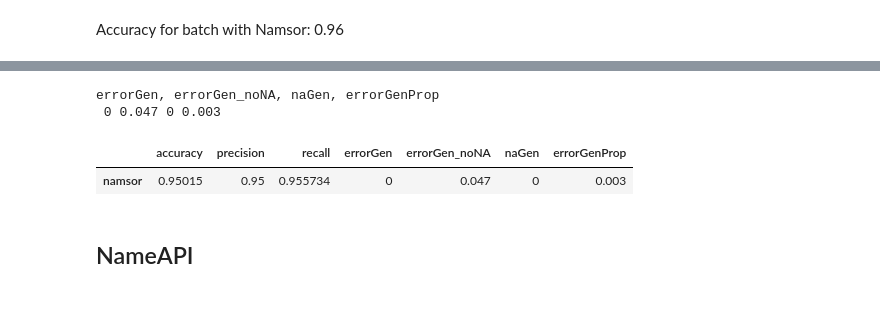
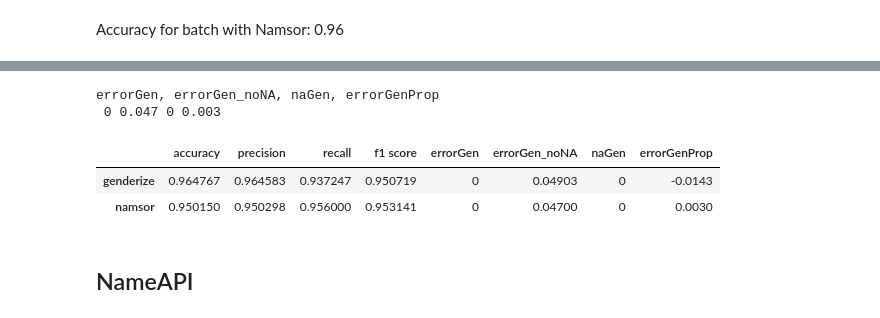
Before and after one commit to hexann666/MSc_gender_bias, a Jupyter notebook: semantic_scholar.ipynb, the cells around one changed output, grey strips where cells are left out. Saved outputs shown, nothing was run; the diff lists cells and outputs as text; code cells hidden in the pictures.

Commit message:
genderized dataframe, start of visualization

```diff
--- a/semantic_scholar.ipynb
+++ b/semantic_scholar.ipynb
@@ -1316,6 +1373,7 @@ gender_results = DataFrame(columns = [
     'accuracy',
     'precision',
     'recall',
+    'f1 score',
     'errorGen',
     'errorGen_noNA',
     'naGen',
@@ -1343,10 +1401,11 @@ batch_genderize = read_csv('data/test_batch_full_info_100_genderize.csv', index_
 batch_genderize = batch_genderize.rename(columns={'gender':'gender_genderize'})
 batch_genderize = batch_genderize.head(-1)
 # %%
-conf_mat = crosstab(batch_genderize2['gender_genderize'], batch_genderize2['Gender'])
+conf_mat = crosstab(batch_genderize2['Gender'], batch_genderize2['gender_genderize'])
 print(conf_mat)
+print(crosstab(batch_genderize2['Gender'], batch_genderize2['gender_genderize'], normalize='index'))
 
-acc, prec, rec = calculate_metrics(batch_genderize2['Gender'], batch_genderize2['gender_genderize'])
+acc, prec, rec, f1 = calculate_metrics(batch_genderize2['Gender'], batch_genderize2['gender_genderize'])
 errorGen, errorGen_noNA, naGen, errorGenProp = calculate_gender_metrics(batch_genderize2['Gender'], batch_genderize2['gender_genderize'])
 
 print('errorGen, errorGen_noNA, naGen, errorGenProp', '\n',errorGen, errorGen_noNA, naGen, errorGenProp)
@@ -1354,6 +1413,7 @@ print('errorGen, errorGen_noNA, naGen, errorGenProp', '\n',errorGen, errorGen_no
 results_genderize = {'accuracy':acc,
                    'precision':prec,
                    'recall':rec,
+                   'f1 score': f1,
                    'errorGen':errorGen,
                    'errorGen_noNA': errorGen_noNA,
                    'naGen':naGen,
@@ -1381,5 +1445,5 @@ for name in [name for name in df_authors_full.FirstName.head()]:
 
 print(genderapi)
 # %%
-batch_100_genderapi = read_csv('data/test_batch_full_info_100_genderapi.csv', index_col=[0]).reset_index(drop=True)
-batch_100_genderapi
+batch_genderapi = read_csv('data/test_batch_full_info_1000_genderapi.csv', index_col=[0])
+batch_genderapi
@@ -1400,5 +1457,13 @@ batch_100_genderapi
 # %%
-
-#acc, prec, rec = calculate_metrics(batch_genderize2['Gender'], batch_genderize2['gender_genderize'])
-#errorGen, errorGen_noNA, naGen, errorGenProp = calculate_gender_metrics(batch_genderize2['Gender'], batch_genderize2['ga_gender'])
-#results_genderize = {'genderapi': [acc, prec, rec, errorGen, errorGen_noNA, naGen, errorGenProp]}
+acc, prec, rec, f1 = calculate_metrics(batch_genderapi['Gender'], batch_genderapi['ga_gender'])
+errorGen, errorGen_noNA, naGen, errorGenProp = calculate_gender_metrics(batch_genderapi['Gender'], batch_genderapi['ga_gender'])
+results_genderapi = {'accuracy':acc,
+                   'precision':prec,
+                   'recall':rec,
+                   'f1 score': f1,
+                   'errorGen':errorGen,
+                   'errorGen_noNA': errorGen_noNA,
+                   'naGen':naGen,
+                   'errorGenProp': errorGenProp}
+gender_results= gender_results.append(DataFrame(results_genderapi, index=['genderapi']))
+gender_results
@@ -1440,23 +1523,25 @@ Accuracy for batch with Namsor: 0.96
 # %%
-acc, prec, rec = calculate_metrics(batch_namsor['Gender'], batch_namsor['likelyGender'])
+acc, prec, rec, f1 = calculate_metrics(batch_namsor['Gender'], batch_namsor['likelyGender'])
 errorGen, errorGen_noNA, naGen, errorGenProp = calculate_gender_metrics(batch_namsor['Gender'], batch_namsor['likelyGender'])
 
 print('errorGen, errorGen_noNA, naGen, errorGenProp', '\n',errorGen, errorGen_noNA, naGen, errorGenProp)
 
 results_namsor = {'accuracy':acc,
                    'precision':prec,
                    'recall':rec,
+                   'f1 score': f1,
                    'errorGen':errorGen,
                    'errorGen_noNA': errorGen_noNA,
                    'naGen':naGen,
                    'errorGenProp': errorGenProp}
 gender_results = gender_results.append(DataFrame(results_namsor, index=['namsor']))
 gender_results
 # %% [output]
 errorGen, errorGen_noNA, naGen, errorGenProp
  0 0.047 0 0.003
-|  | accuracy | precision | recall | errorGen | errorGen_noNA | naGen | errorGenProp |
-| namsor | 0.95015 | 0.95 | 0.955734 | 0 | 0.047 | 0 | 0.003 |
+|  | accuracy | precision | recall | f1 score | errorGen | errorGen_noNA | naGen | errorGenProp |
+| genderize | 0.964767 | 0.964583 | 0.937247 | 0.950719 | 0 | 0.04903 | 0 | -0.0143 |
+| namsor | 0.950150 | 0.950298 | 0.956000 | 0.953141 | 0 | 0.04700 | 0 | 0.0030 |
 # %% [markdown]
 ## NameAPI
 # %%
```
Also changed, not shown: parts of 83 cells of this notebook, 4 other files.
